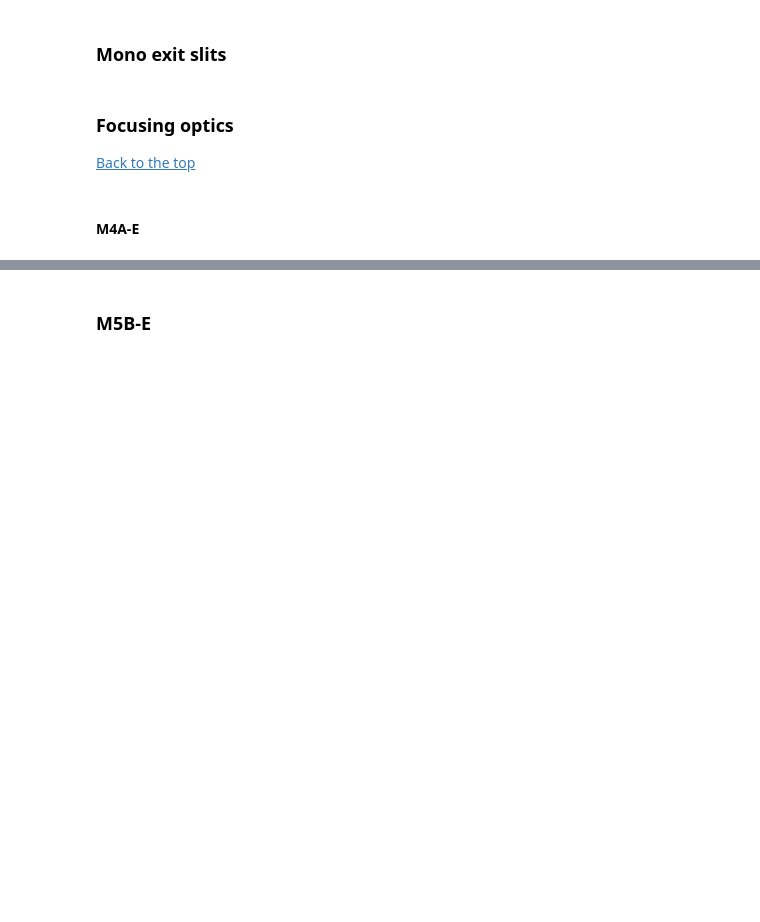
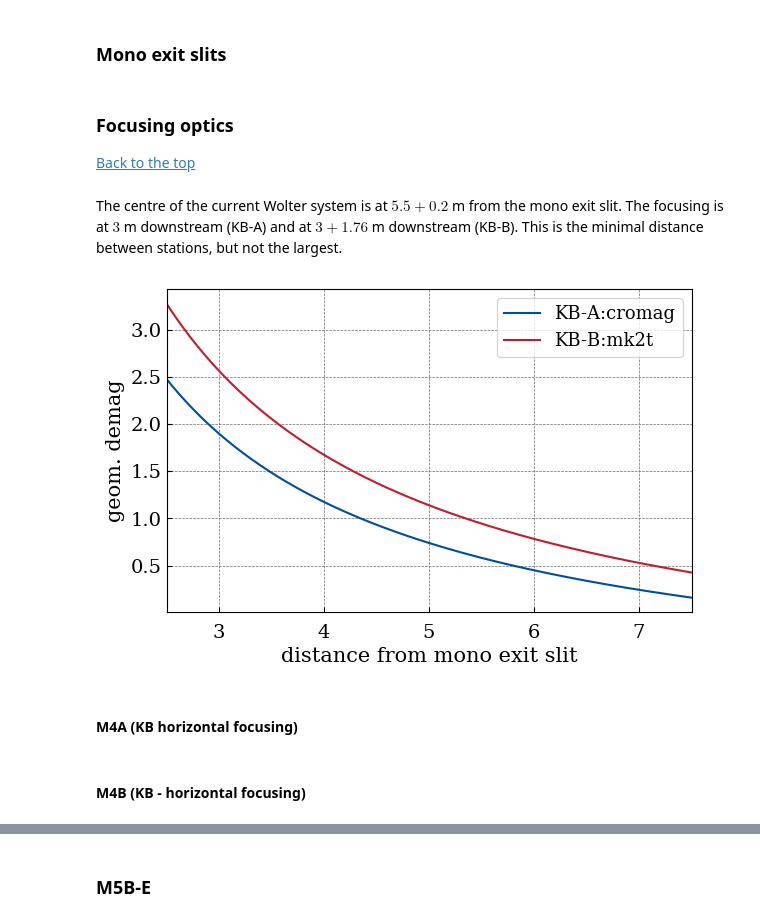
Before and after one commit to barc4/soleil_deimos, a Jupyter notebook: workspaces/Deimos-II_(simple)_notebook.ipynb, the cells around one changed output, grey strips where cells are left out. Saved outputs shown, nothing was run; the diff lists cells and outputs as text; code cells hidden in the pictures; blank space fills up the shorter version.

```diff
--- a/workspaces/Deimos-II_(simple)_notebook.ipynb
+++ b/workspaces/Deimos-II_(simple)_notebook.ipynb
@@ -338,3 +476,26 @@ mono_exit_slit.recording_mode = opx.RecordingMode.recording_output
 ### Focusing optics
 
 [Back to the top](#toc)
+# %% [markdown]
+The centre of the current Wolter system is at $5.5 + 0. 2$ m from the mono exit slit. The focusing is at $3$ m downstream (KB-A) and at
+$3+1.76$ m downstream (KB-B). This is the minimal distance between stations, but not the largest.
+# %%
+from barc4plots.barc4plots import PlotManager
+
+pi, pf = 2.5, 7.5
+p = np.linspace(pi, pf, 1001)
+
+sep = 2
+arm = 5.5+0.2+3
+q1 = arm-p
+q2 = arm+sep-p
+
+fig = PlotManager()
+
+fig.image, fig.x = q1/p, p
+fig.additional_info(None, "distance from mono exit slit", "geom. demag").aesthetics(LaTex=True, grid=True)
+fig.info_1d_plot(0, 'KB-A:cromag').plot_1d(enable=False)
+fig.image, fig.x =  q2/p, p
+fig.info_1d_plot(1, 'KB-B:mk2t').plot_1d(enable=True, hold=True)
+# %% [output]
+[figure, added]
@@ -341,2 +507,2 @@ mono_exit_slit.recording_mode = opx.RecordingMode.recording_output
 # %% [markdown]
-#### M4A-E
+#### M4A (KB horizontal focusing)
@@ -343 +527,3 @@ mono_exit_slit.recording_mode = opx.RecordingMode.recording_output
+# %% [markdown]
+#### M4B (KB - horizontal focusing)
 # %%
```
Also changed, not shown: parts of 46 cells of this notebook, 5 other files.
